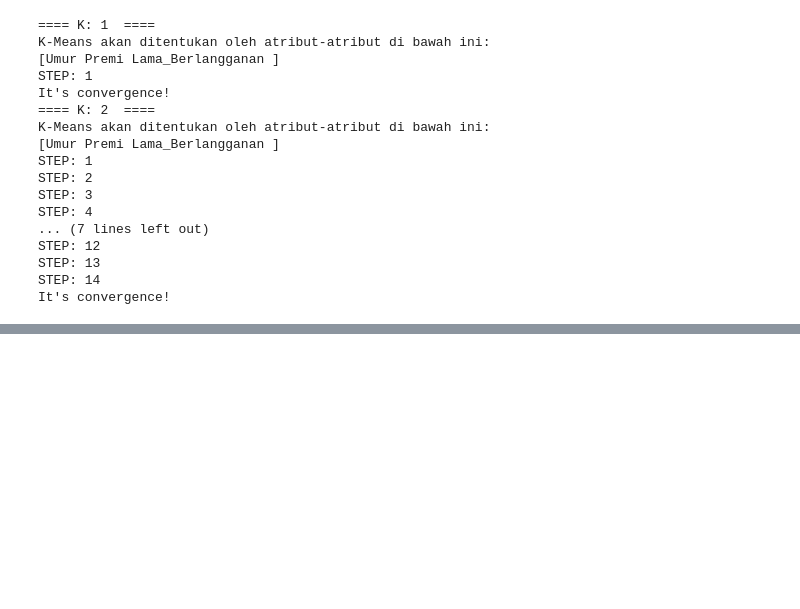
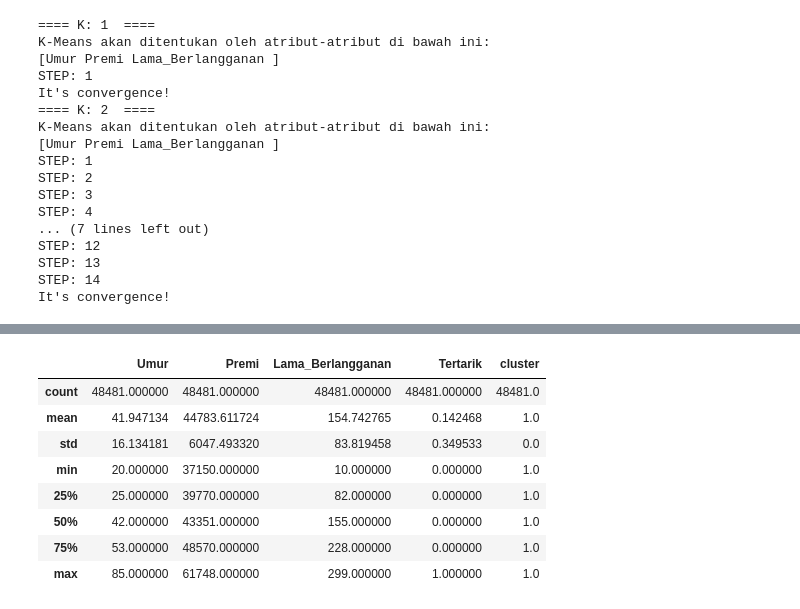
Before and after one commit to kaenova/Malin_Tubes1, a Jupyter notebook: notebooks/Pembelajaran Mesin Tugas Besar 1.ipynb, the cells around one changed output, grey strips where cells are left out. Drawn from its saved outputs; the diff is of its cells as text; code cells hidden in the pictures; blank space fills up the shorter version.

```diff
--- a/notebooks/Pembelajaran Mesin Tugas Besar 1.ipynb
+++ b/notebooks/Pembelajaran Mesin Tugas Besar 1.ipynb
@@ -395,0 +495,12 @@ f.close()
+# %%
+df_cluster[1].describe()
+# %% [output]
+|  | Umur | Premi | Lama_Berlangganan | Tertarik | cluster |
+| count | 48481.000000 | 48481.000000 | 48481.000000 | 48481.000000 | 48481.0 |
+| mean | 41.947134 | 44783.611724 | 154.742765 | 0.142468 | 1.0 |
+| std | 16.134181 | 6047.493320 | 83.819458 | 0.349533 | 0.0 |
+| min | 20.000000 | 37150.000000 | 10.000000 | 0.000000 | 1.0 |
+| 25% | 25.000000 | 39770.000000 | 82.000000 | 0.000000 | 1.0 |
+| 50% | 42.000000 | 43351.000000 | 155.000000 | 0.000000 | 1.0 |
+| 75% | 53.000000 | 48570.000000 | 228.000000 | 0.000000 | 1.0 |
+| max | 85.000000 | 61748.000000 | 299.000000 | 1.000000 | 1.0 |
```
Also changed, not shown: parts of 19 cells of this notebook, 2 other files.
